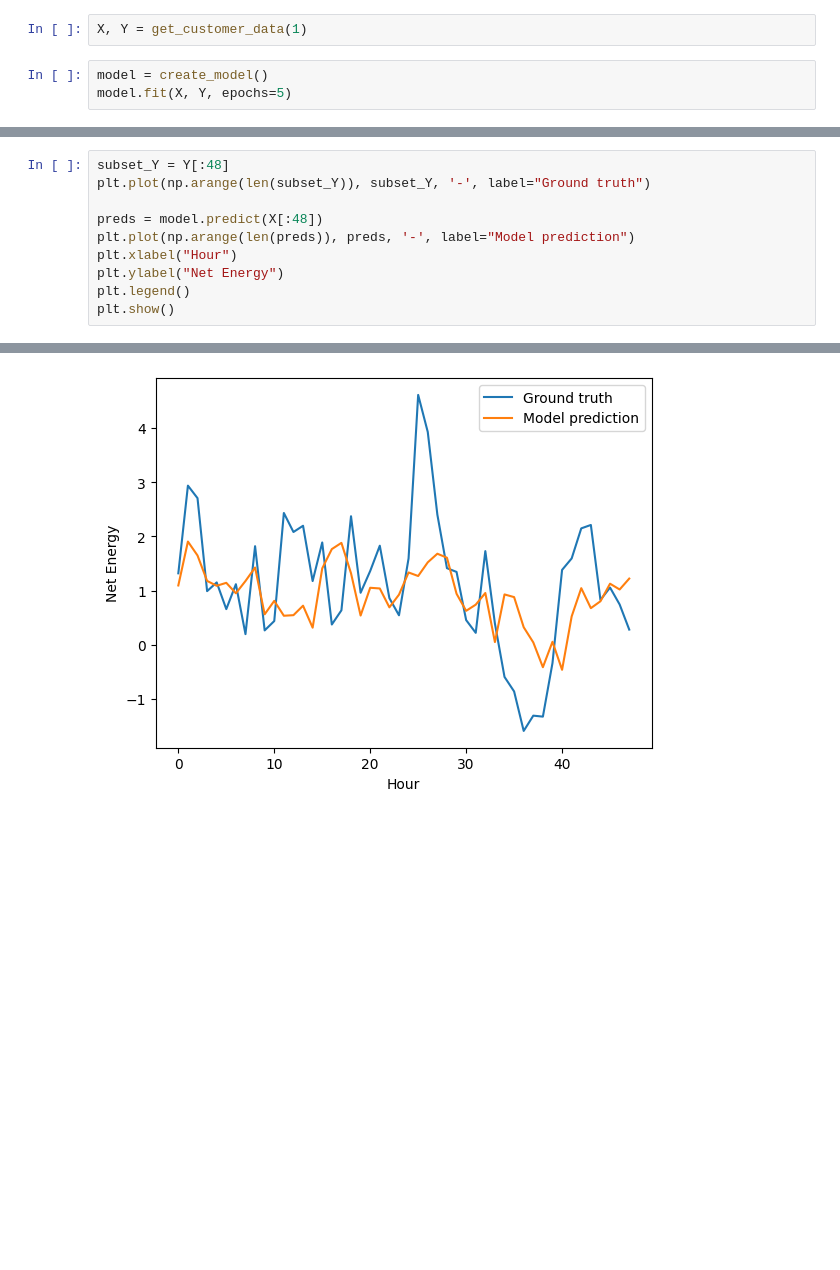
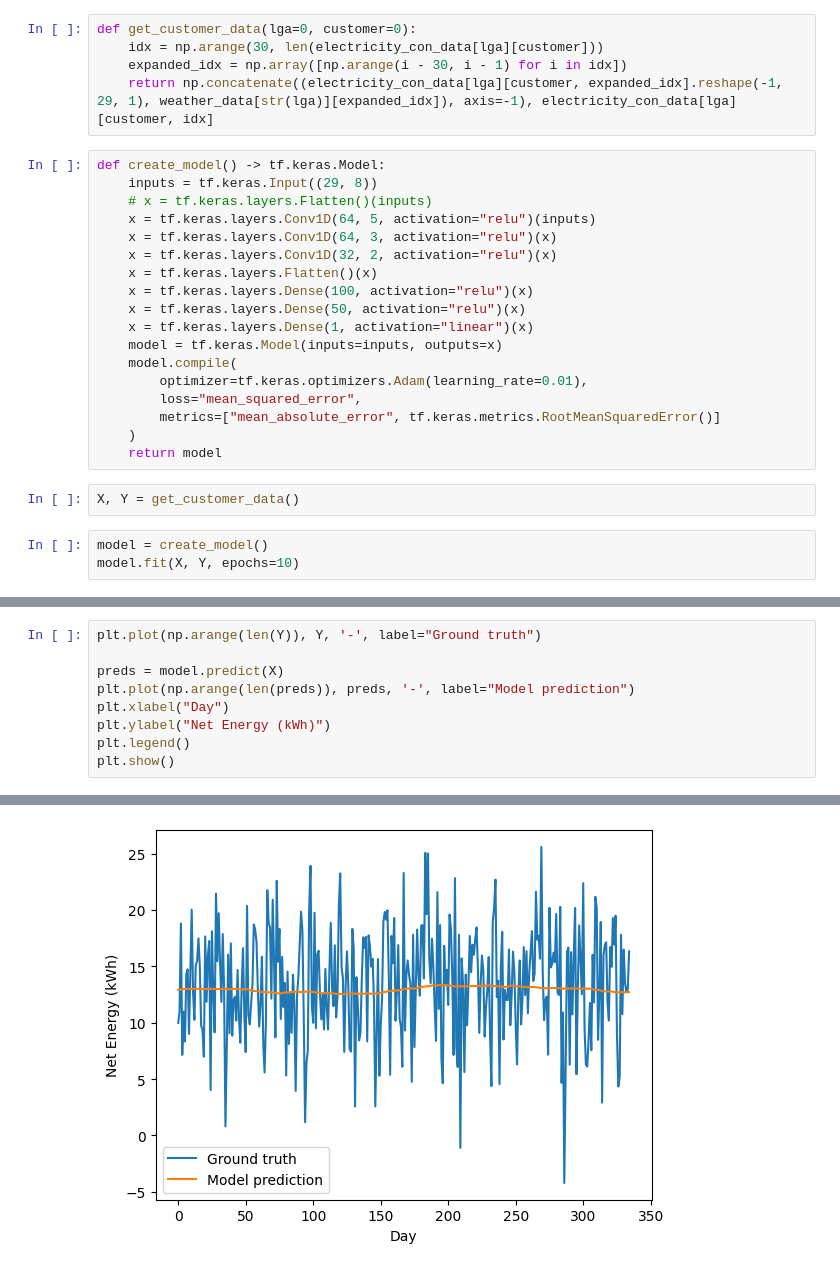
Before and after one commit to codymlewis/SGHFL, a Jupyter notebook: test.ipynb, the cells around one changed output, grey strips where cells are left out. Saved outputs shown, nothing was run; the diff lists cells and outputs as text; blank space fills up the shorter version.

Commit message:
Improved data processing and added a start to FL of smart grid data

```diff
--- a/test.ipynb
+++ b/test.ipynb
@@ -44,6 +139,29 @@ def create_model() -> tf.keras.Model:
+# %%
+def get_customer_data(lga=0, customer=0):
+    idx = np.arange(30, len(electricity_con_data[lga][customer]))
+    expanded_idx = np.array([np.arange(i - 30, i - 1) for i in idx])
+    return np.concatenate((electricity_con_data[lga][customer, expanded_idx].reshape(-1, 29, 1), weather_data[str(lga)][expanded_idx]), axis=-1), electricity_con_data[lga][customer, idx]
+# %%
+def create_model() -> tf.keras.Model:
+    inputs = tf.keras.Input((29, 8))
+    # x = tf.keras.layers.Flatten()(inputs)
+    x = tf.keras.layers.Conv1D(64, 5, activation="relu")(inputs)
+    x = tf.keras.layers.Conv1D(64, 3, activation="relu")(x)
+    x = tf.keras.layers.Conv1D(32, 2, activation="relu")(x)
+    x = tf.keras.layers.Flatten()(x)
+    x = tf.keras.layers.Dense(100, activation="relu")(x)
+    x = tf.keras.layers.Dense(50, activation="relu")(x)
+    x = tf.keras.layers.Dense(1, activation="linear")(x)
+    model = tf.keras.Model(inputs=inputs, outputs=x)
+    model.compile(
+        optimizer=tf.keras.optimizers.Adam(learning_rate=0.01),
+        loss="mean_squared_error",
+        metrics=["mean_absolute_error", tf.keras.metrics.RootMeanSquaredError()]
+    )
+    return model
 # %%
-X, Y = get_customer_data(1)
+X, Y = get_customer_data()
 # %%
 model = create_model()
-model.fit(X, Y, epochs=5)
+model.fit(X, Y, epochs=10)
 # %% [output]
@@ -61,11 +189,10 @@ Epoch 5/5
 # %%
-subset_Y = Y[:48]
-plt.plot(np.arange(len(subset_Y)), subset_Y, '-', label="Ground truth")
+plt.plot(np.arange(len(Y)), Y, '-', label="Ground truth")
 
-preds = model.predict(X[:48])
+preds = model.predict(X)
 plt.plot(np.arange(len(preds)), preds, '-', label="Model prediction")
-plt.xlabel("Hour")
-plt.ylabel("Net Energy")
+plt.xlabel("Day")
+plt.ylabel("Net Energy (kWh)")
 plt.legend()
 plt.show()
 # %% [output]
@@ -73 +201 @@ plt.show()
-[figure, old version]
+[figure, new version]
```
Also changed, not shown: parts of 14 cells of this notebook, 2 other files.
